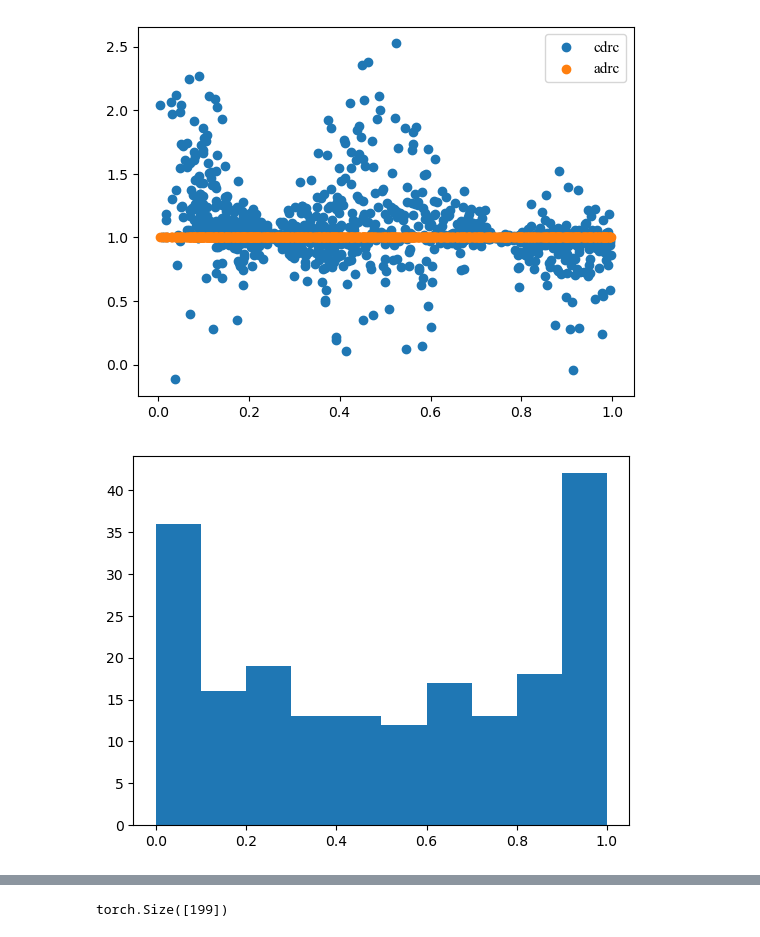
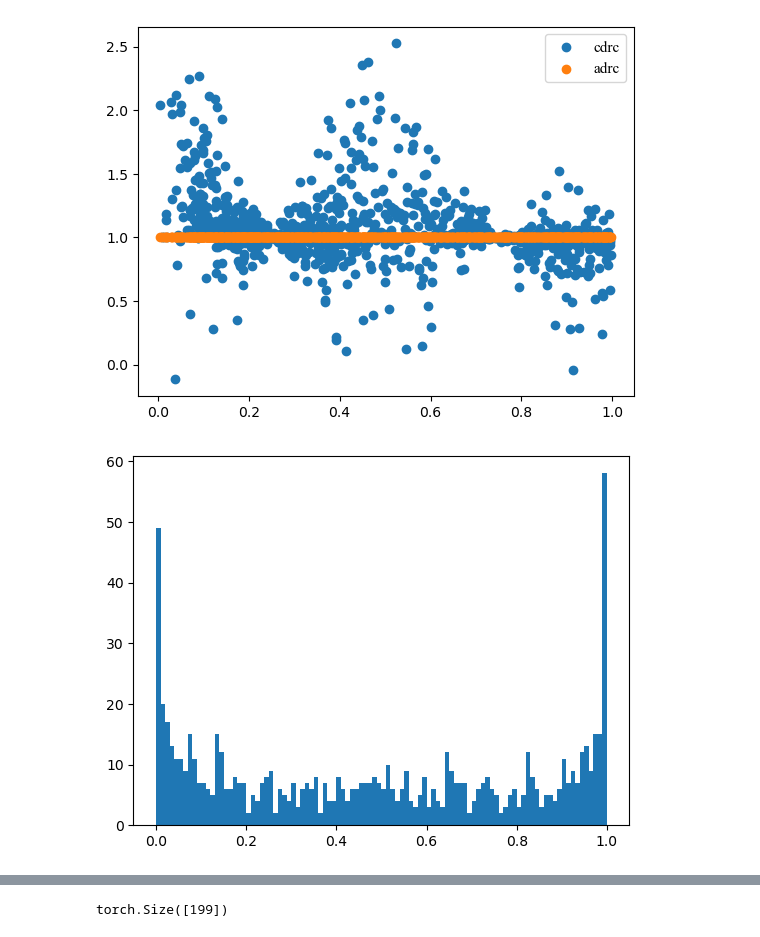
Before and after one commit to yanyuchen/causal_net_test, a Jupyter notebook: python.ipynb, the cells around one changed output, grey strips where cells are left out. Cells and saved outputs as stored; diff of their text form; code cells hidden in the pictures.

```diff
--- a/python.ipynb
+++ b/python.ipynb
@@ -1984,0 +1986,36 @@ current test loss:  0.006910244934260845
+# %%
+a = 0.01
+b = 0.99
+c = 401
+pi_low = 1e-6
+
+n_test = test_matrix.shape[0]
+arange = np.arange(a, b + (b-a)/(c-1), (b-a)/(c-1))
+t_grid_hat = torch.zeros(2, arange.shape[0])
+t_grid_hat[0, :] = torch.from_numpy(arange)
+mu_tr = torch.zeros(arange.shape[0], n_test)
+
+test_loader = get_iter(test_matrix, batch_size=test_matrix.shape[0], shuffle=False)
+
+for _ in range(arange.shape[0]):
+    for idx, (inputs, y) in enumerate(test_loader):
+        t = inputs[:, 0]
+        t *= 0
+        t += arange[_]
+        x = inputs[:, 1:]
+        break
+    out = model.forward(t, x)
+    tr_out = TargetReg(t).data
+    g = out[0].data.squeeze()
+    out = out[1].data.squeeze() + tr_out / (g + pi_low)
+    mu_tr[_,:] = out
+
+    out = out.mean()
+    t_grid_hat[1, _] = out
+
+g_hat = t_grid_hat[1]
+g_tilde = torch.mean(g_hat).repeat(arange.shape[0])
+la = torch.mean((mu_tr - torch.reshape(g_hat, (arange.shape[0],1)).repeat(1, n_test)) ** 2, 1)
+l0 = torch.mean((mu_tr - torch.reshape(g_tilde, (arange.shape[0],1)).repeat(1, n_test)) ** 2, 1)
+delta = la - l0
+delta =  delta.numpy()
@@ -2016,9 +2057,9 @@ if args.plt_adrf:
     #y = grid[0][1, :]
     #plt.scatter(x, y.mean().repeat(y.shape), marker='H', label='mean(Vcnet)', alpha=1, zorder=3, color=c3, s=20)
 
-    x = DRDR0_[:,0]
-    y = DRDR0_[:,1]
-    plt.scatter(x, y, marker='H', label='SuperLearner', alpha=1, zorder=3, color=c3, s=20)
+    #x = DRDR0_[:,0]
+    #y = DRDR0_[:,1]
+    #plt.scatter(x, y, marker='H', label='SuperLearner', alpha=1, zorder=3, color=c3, s=20)
 
     plt.yticks(np.arange(1, 1.5, 0.5), fontsize=0, family='Times New Roman')
     plt.xticks(np.arange(0, 1.1, 0.2), fontsize=0, family='Times New Roman')
@@ -2098,7 +2139,7 @@ for _ in range(n_test):
     g = out[0].data.squeeze()
     #out = out[1].data.squeeze() + tr_out / (g + pi_low)
 # %%
-plt.hist(test_matrix[:,0].detach().numpy())
+plt.hist(t, bins = 100)
 plt.show()
 # %% [output]
-[figure, old version]
+[figure, new version]
```
Also changed, not shown: parts of 47 cells of this notebook, 41 other files.
